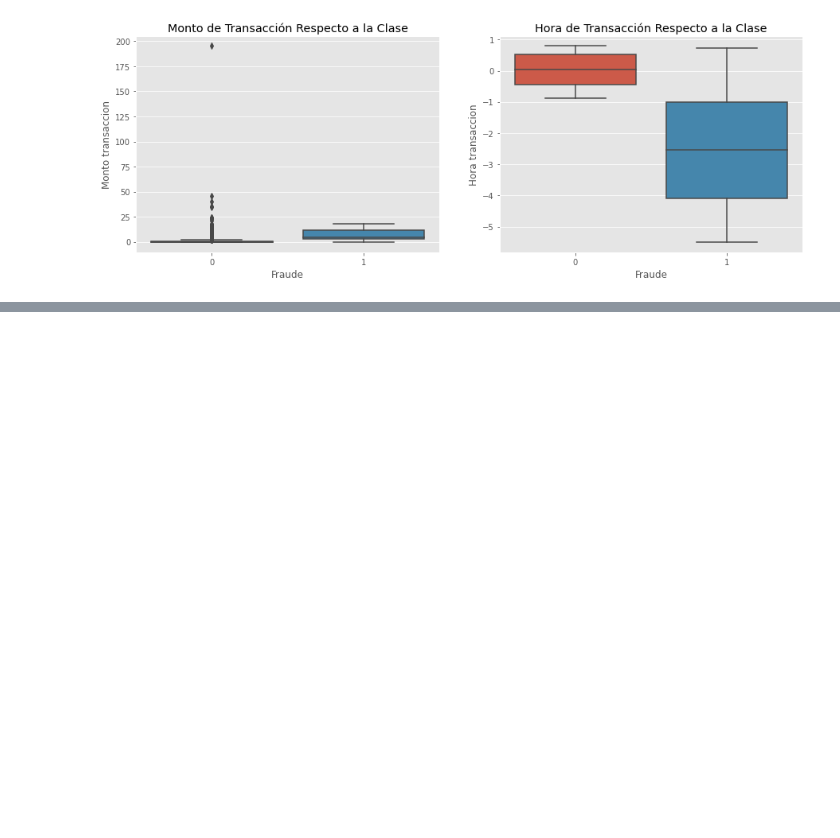
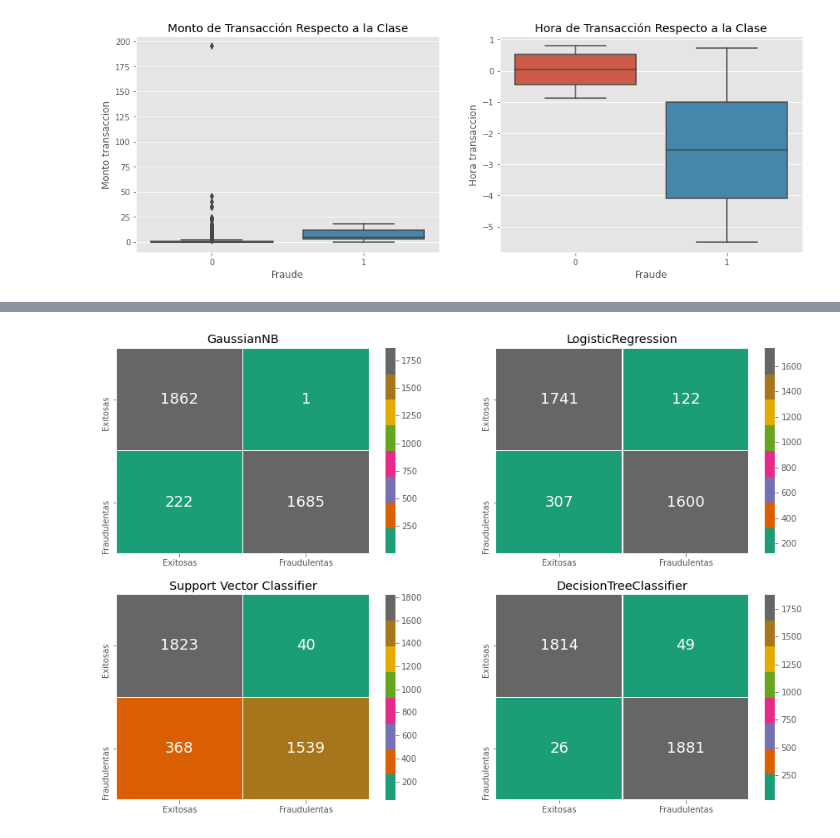
Before and after one commit to Bmez1/Proyecto_CD, a Jupyter notebook: Fraude.ipynb, the cells around one changed output, grey strips where cells are left out. Drawn from its saved outputs; the diff is of its cells as text; code cells hidden in the pictures; blank space fills up the shorter version.

Commit message:
Se agregaron los modelos de clasificacion

```diff
--- a/Fraude.ipynb
+++ b/Fraude.ipynb
@@ -771,0 +824,23 @@ train, test = train_test_split(datos_sin_out, test_size=0.2, random_state=42)
+# %%
+# Modelos de clasificación
+from sklearn.naive_bayes import GaussianNB
+from sklearn.linear_model import LogisticRegression
+from sklearn.svm import SVC
+from sklearn.tree import DecisionTreeClassifier
+
+
+models = {
+    "GaussianNB": GaussianNB(),
+    "LogisticRegression": LogisticRegression(),
+    "Support Vector Classifier": SVC(),
+    "DecisionTreeClassifier": DecisionTreeClassifier()
+}
+# %%
+from sklearn.model_selection import cross_val_score
+
+for key, model in models.items():
+    model.fit(X_train, y_train)
+    training_score = cross_val_score(model, X_train, y_train, cv=5)
+    print(f"{'=' * 100}")
+    print("Clasificador: ", model.__class__.__name__)
+    print("Rendimiento del entrenamiento: ", round(training_score.mean(), 2) * 100, "% de precisión")
@@ -771,0 +860,15 @@ train, test = train_test_split(datos_sin_out, test_size=0.2, random_state=42)
+# %%
+predict = np.array(['y_GNB', 'y_Logistc', 'y_SVC', 'y_Tree'])
+salidas = {}
+for i, model in enumerate(models.values()):
+    salidas[predict[i]] = model.predict(X_test)
+# %%
+from sklearn.metrics import mean_squared_error, classification_report, confusion_matrix
+datos = [("GaussianNB", confusion_matrix(y_test, salidas['y_GNB'])),
+         ("LogisticRegression", confusion_matrix(y_test, salidas['y_Logistc'])),
+         ("Support Vector Classifier", confusion_matrix(y_test, salidas['y_SVC'])),
+         ("DecisionTreeClassifier", confusion_matrix(y_test, salidas['y_Tree']))]
+
+comparar_Modelos(datos, labels, [2,2, 'Dark2'])
+# %% [output]
+[figure, added]
```
Also changed, not shown: parts of 30 cells of this notebook.
